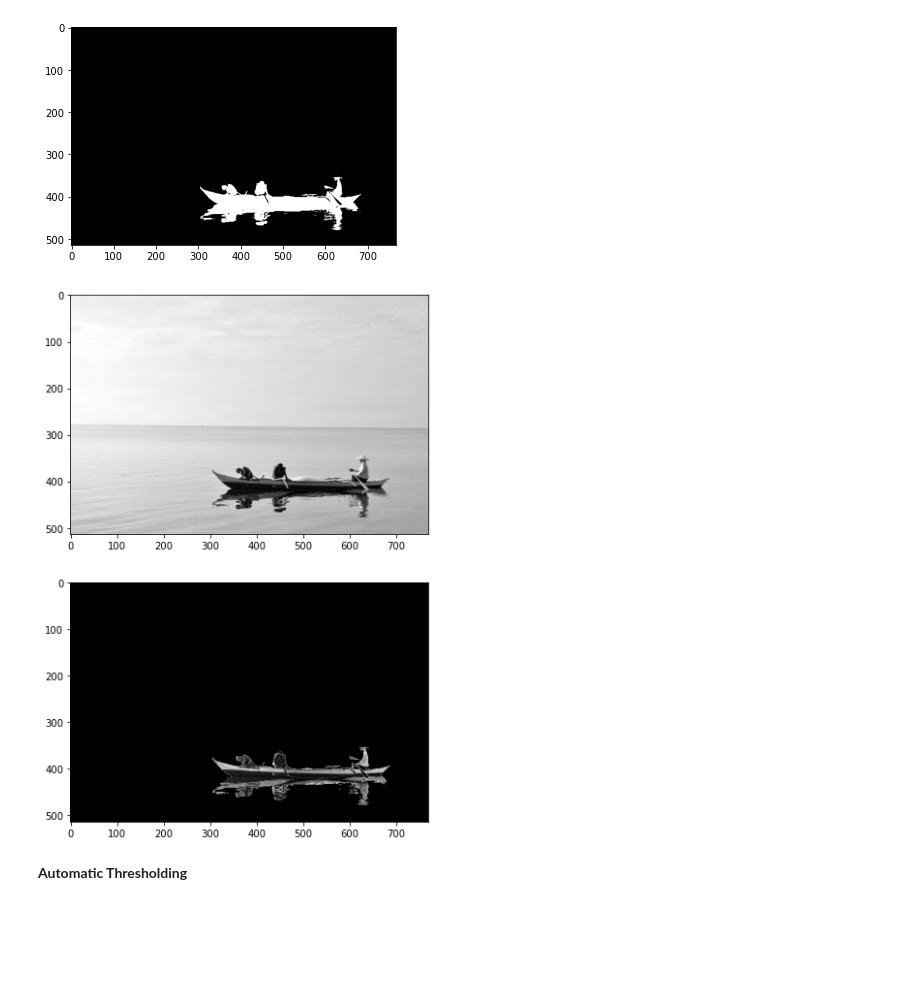
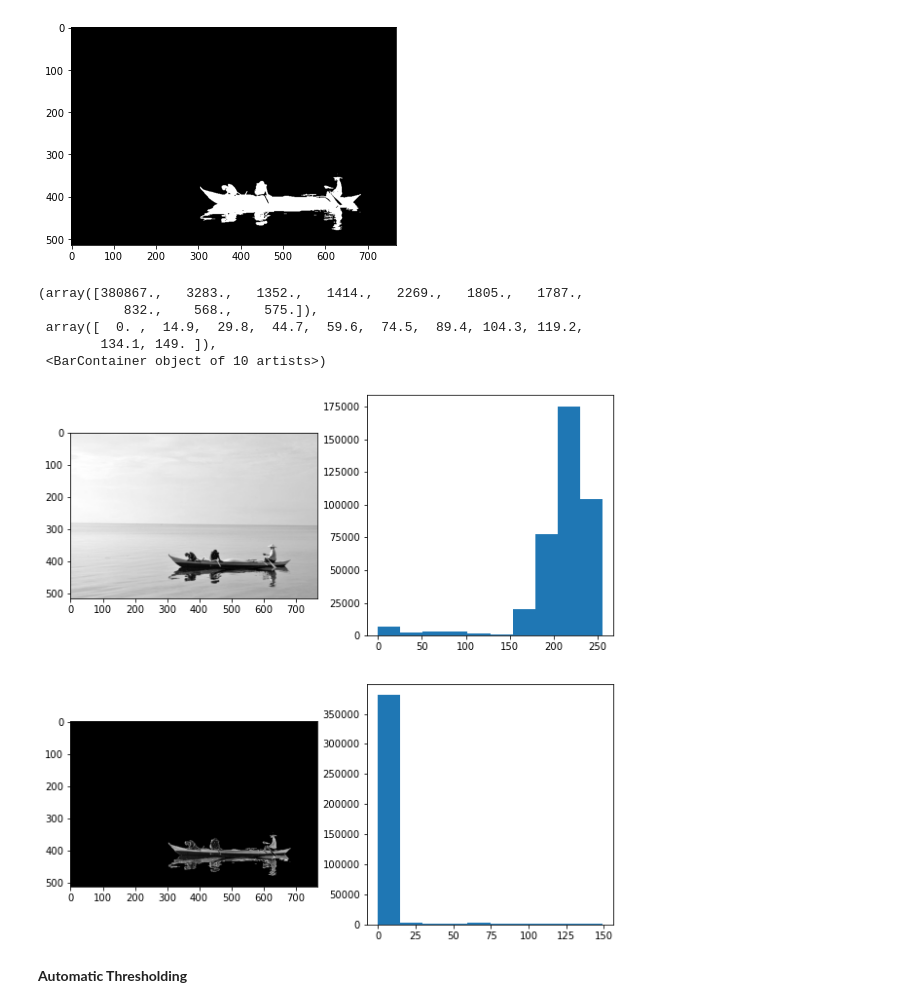
Before and after one commit to gokulg02/DEXBOT-CV-workshop, a Jupyter notebook: Image_filters_and_thresholding.ipynb, the cells around one changed output. Drawn from its saved outputs; the diff is of its cells as text; code cells hidden in the pictures; blank space fills up the shorter version.

```diff
--- a/Image_filters_and_thresholding.ipynb
+++ b/Image_filters_and_thresholding.ipynb
@@ -35,11 +35,18 @@ plt.imshow(mask, cmap = 'gray');
 # %%
 img_thresh = mask*img
 # %%
-f, ax = plt.subplots((2),figsize=(10, 10))
-ax[0].imshow(img, cmap = 'gray');
-ax[1].imshow(img_thresh, cmap = 'gray');
+f, ax = plt.subplots(2,2,figsize=(10, 10))
+ax[0,0].imshow(img, cmap = 'gray')
+ax[0,1].hist(np.ravel(img))
+ax[1,0].imshow(img_thresh, cmap = 'gray')
+ax[1,1].hist(np.ravel(img_thresh))
 # %% [output]
+(array([380867.,   3283.,   1352.,   1414.,   2269.,   1805.,   1787.,
+           832.,    568.,    575.]),
+ array([  0. ,  14.9,  29.8,  44.7,  59.6,  74.5,  89.4, 104.3, 119.2,
+        134.1, 149. ]),
+ <BarContainer object of 10 artists>)
-[figure, old version]
+[figure, new version]
 # %% [markdown]
 __Automatic Thresholding__
 # %%
```
Also changed, not shown: parts of 1 cell of this notebook, 1 other file.
